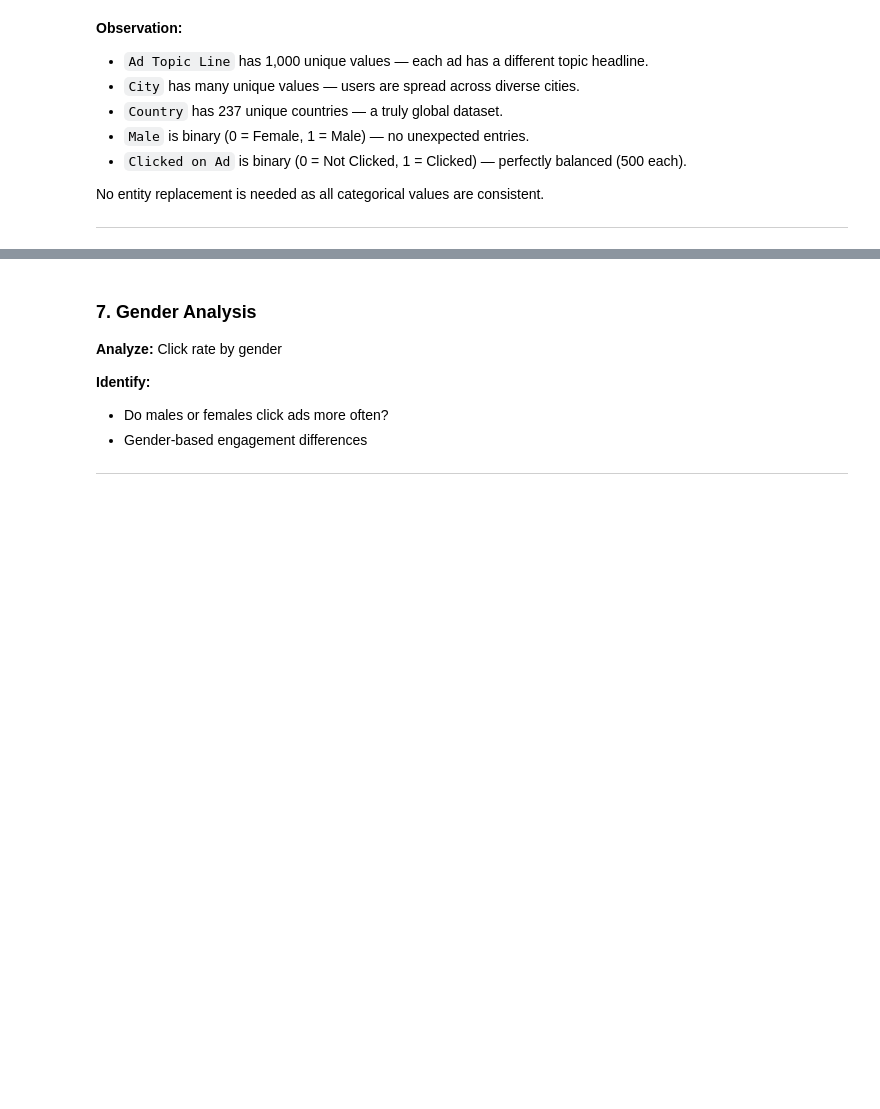
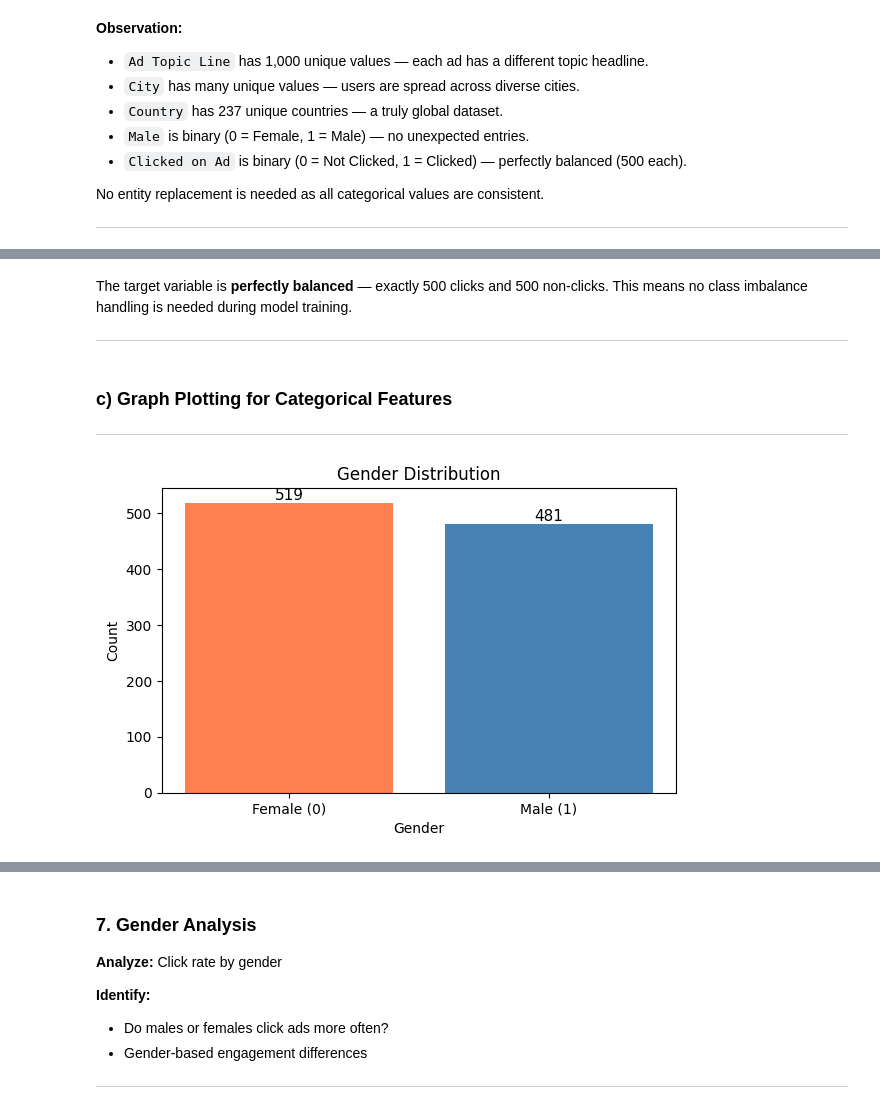
Before and after one commit to Monika364/AD-CLICK-PREDICTION, a Jupyter notebook: AD_CLICK_PREDICTION_EDA.ipynb, the cells around one changed output, grey strips where cells are left out. Saved outputs shown, nothing was run; the diff lists cells and outputs as text; code cells hidden in the pictures; blank space fills up the shorter version.

```diff
--- a/AD_CLICK_PREDICTION_EDA.ipynb
+++ b/AD_CLICK_PREDICTION_EDA.ipynb
@@ -414,0 +342,22 @@ Numeric data with meaningful equal spacing AND a natural zero point.
+# %% [markdown]
+The target variable is **perfectly balanced** — exactly 500 clicks and 500 non-clicks. This means no class imbalance handling is needed during model training.
+
+---
+# %% [markdown]
+### c) Graph Plotting for Categorical Features
+
+---
+# %%
+# Gender distribution
+plt.figure(figsize=(6, 4))
+gender_counts = df['Male'].value_counts()
+plt.bar(['Female (0)', 'Male (1)'], gender_counts.values, color=['coral', 'steelblue'])
+plt.title('Gender Distribution')
+plt.xlabel('Gender')
+plt.ylabel('Count')
+for i, val in enumerate(gender_counts.values):
+    plt.text(i, val + 5, str(val), ha='center', fontsize=11)
+plt.tight_layout()
+plt.show()
+# %% [output]
+[figure, added]
```
Also changed, not shown: parts of 80 cells of this notebook.
